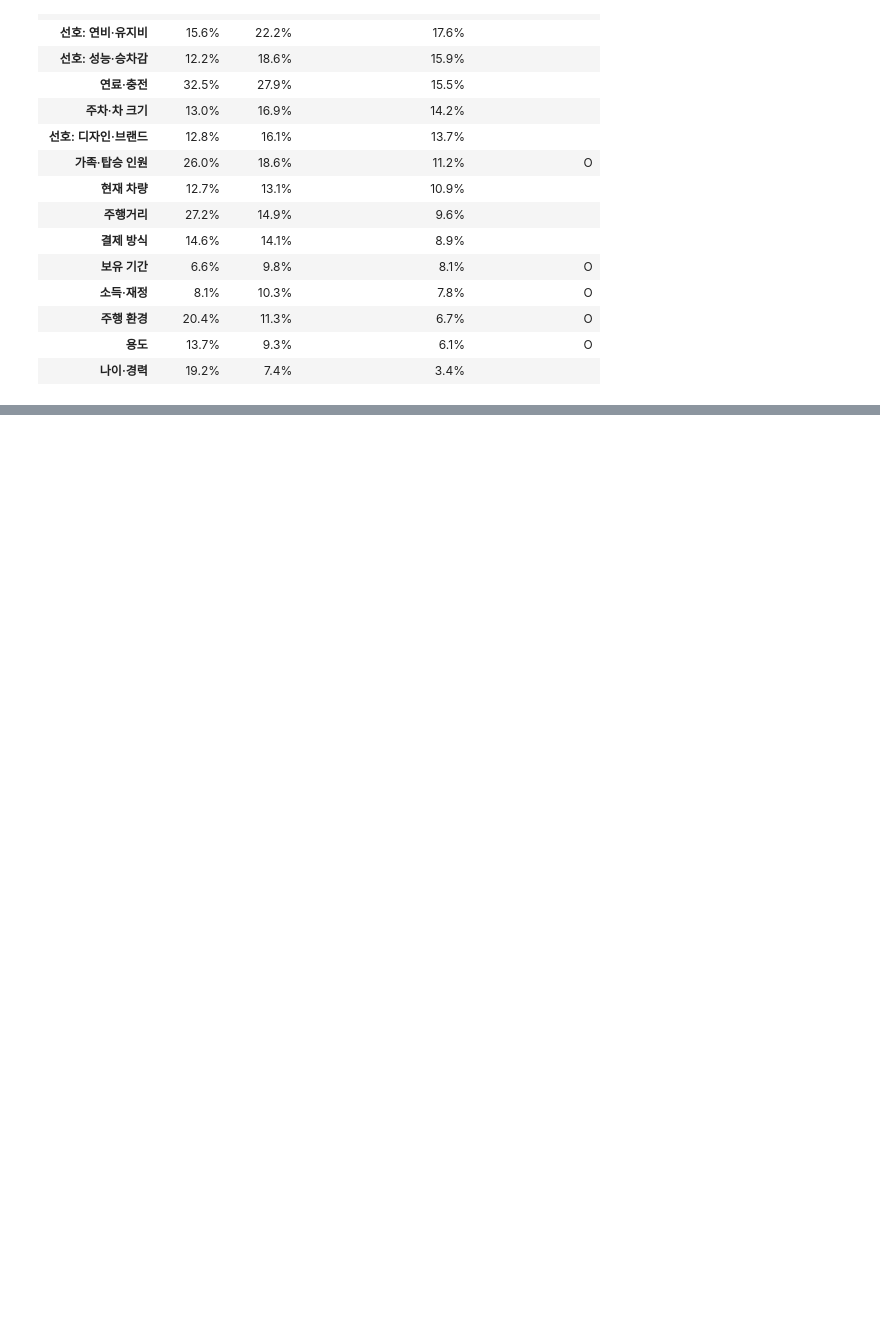
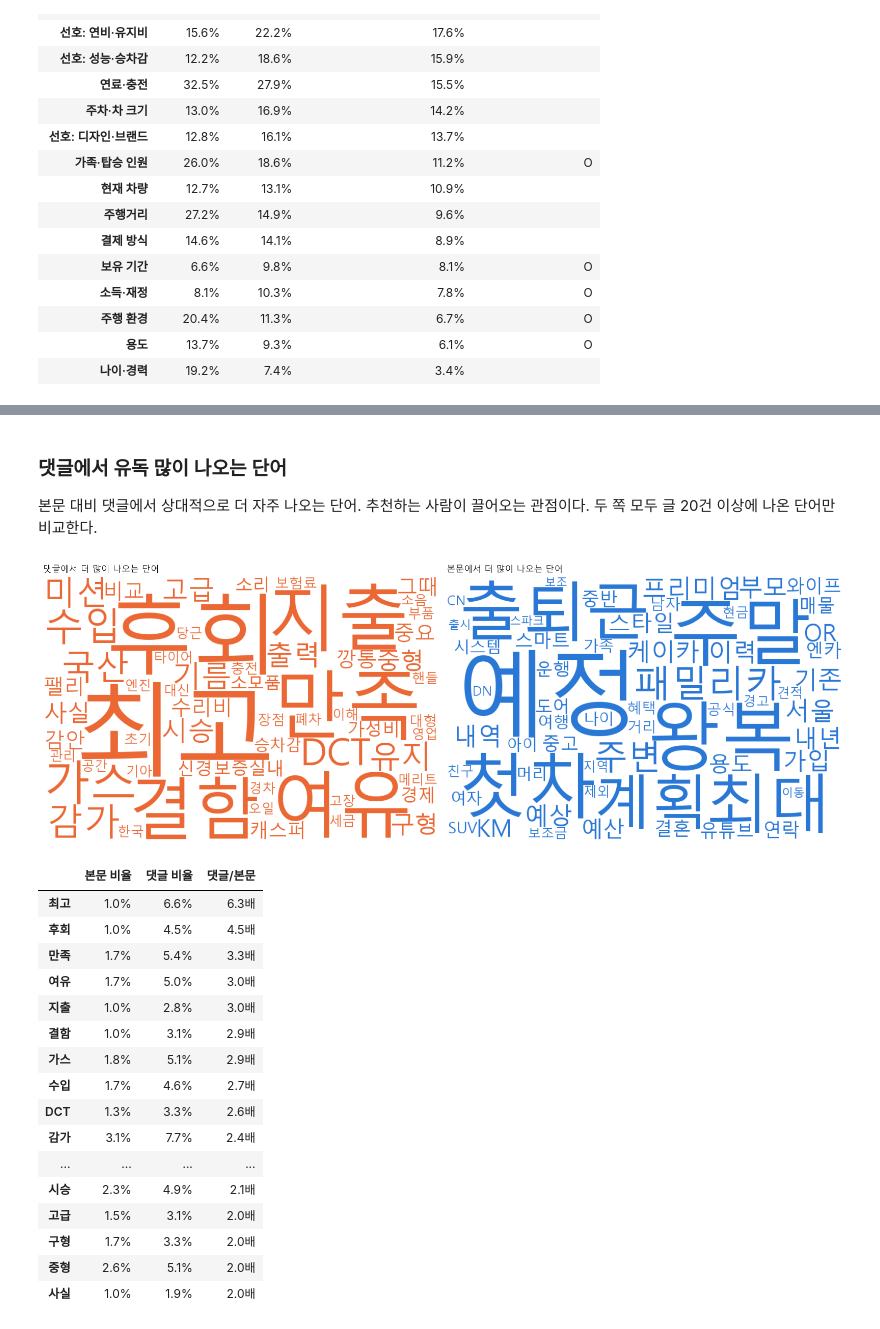
Before and after one commit to Jacod97/car-recommend-agent, a Jupyter notebook: review_analysis.ipynb, the cells around one changed output, grey strips where cells are left out. Saved outputs shown, nothing was run; the diff lists cells and outputs as text; code cells hidden in the pictures; blank space fills up the shorter version.

```diff
--- a/review_analysis.ipynb
+++ b/review_analysis.ipynb
@@ -373,0 +461,39 @@ view.style.format("{:.1%}", subset=["본문 언급률", "댓글 언급률", "본
+# %% [markdown]
+### 댓글에서 유독 많이 나오는 단어
+
+본문 대비 댓글에서 상대적으로 더 자주 나오는 단어. 추천하는 사람이 끌어오는 관점이다.
+두 쪽 모두 글 20건 이상에 나온 단어만 비교한다.
+# %%
+words = [w for w in set(body_df) | set(comment_df) if body_df[w] + comment_df[w] >= 40 and min(body_df[w], comment_df[w]) >= 20]
+lift = pd.DataFrame({
+    "본문 비율": [body_df[w] / len(buy) for w in words],
+    "댓글 비율": [comment_df[w] / len(buy) for w in words],
+}, index=words)
+lift["댓글/본문"] = lift["댓글 비율"] / lift["본문 비율"]
+
+fig, axes = plt.subplots(1, 2, figsize=(16, 6))
+draw(axes[0], Counter(lift["댓글/본문"].nlargest(60).to_dict()), ORANGE, "댓글에서 더 많이 나오는 단어")
+draw(axes[1], Counter((1 / lift["댓글/본문"]).nlargest(60).to_dict()), BLUE, "본문에서 더 많이 나오는 단어")
+plt.tight_layout()
+plt.show()
+
+lift.sort_values("댓글/본문", ascending=False).head(20).style.format({"본문 비율": "{:.1%}", "댓글 비율": "{:.1%}", "댓글/본문": "{:.1f}배"})
+# %% [output]
+[figure, added]
+|  | 본문 비율 | 댓글 비율 | 댓글/본문 |
+| 최고 | 1.0% | 6.6% | 6.3배 |
+| 후회 | 1.0% | 4.5% | 4.5배 |
+| 만족 | 1.7% | 5.4% | 3.3배 |
+| 여유 | 1.7% | 5.0% | 3.0배 |
+| 지출 | 1.0% | 2.8% | 3.0배 |
+| 결함 | 1.0% | 3.1% | 2.9배 |
+| 가스 | 1.8% | 5.1% | 2.9배 |
+| 수입 | 1.7% | 4.6% | 2.7배 |
+| DCT | 1.3% | 3.3% | 2.6배 |
+| 감가 | 3.1% | 7.7% | 2.4배 |
+| ... | ... | ... | ... |
+| 시승 | 2.3% | 4.9% | 2.1배 |
+| 고급 | 1.5% | 3.1% | 2.0배 |
+| 구형 | 1.7% | 3.3% | 2.0배 |
+| 중형 | 2.6% | 5.1% | 2.0배 |
+| 사실 | 1.0% | 1.9% | 2.0배 |
```
Also changed, not shown: parts of 7 cells of this notebook, 2 other files.
